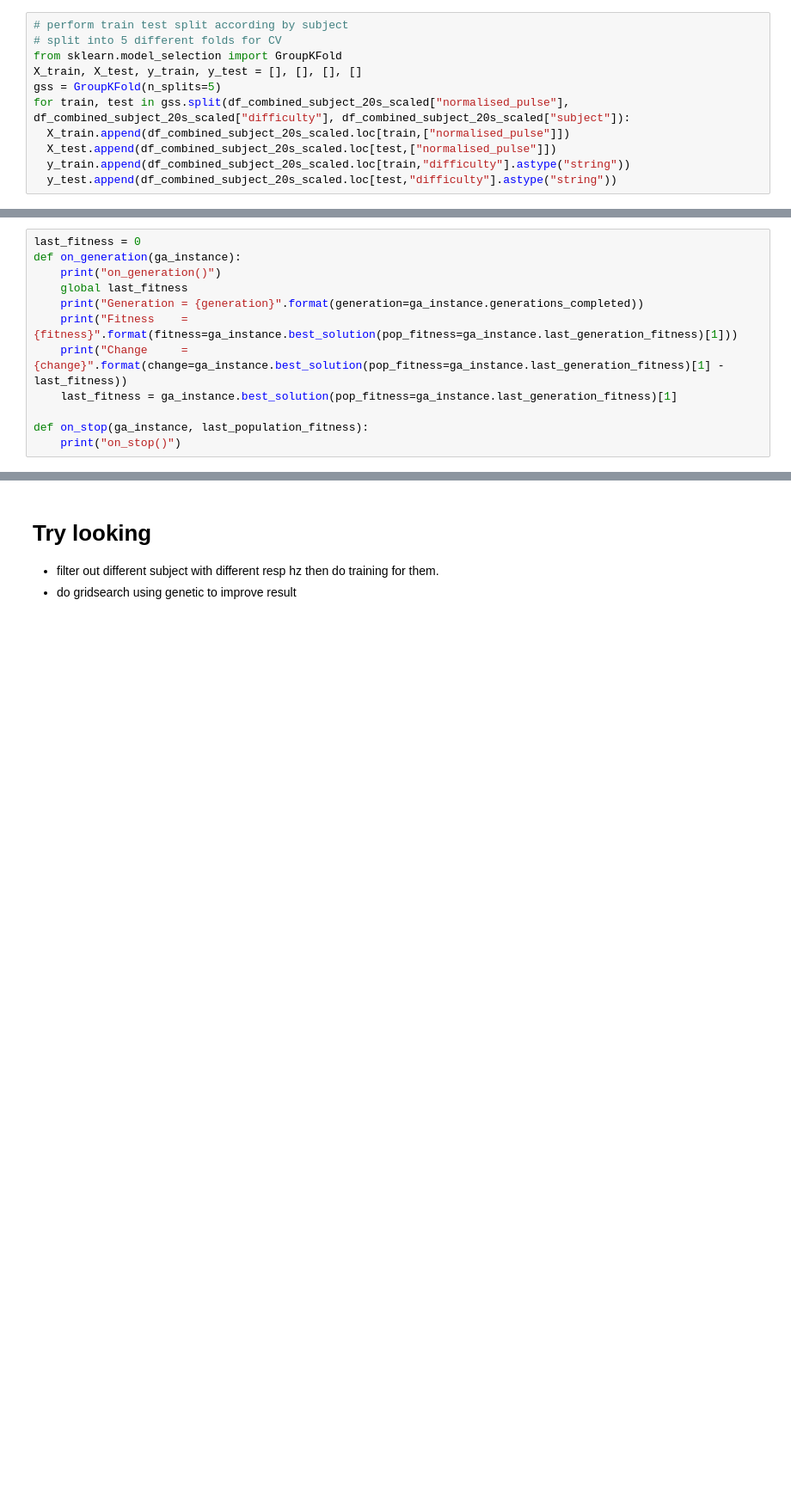
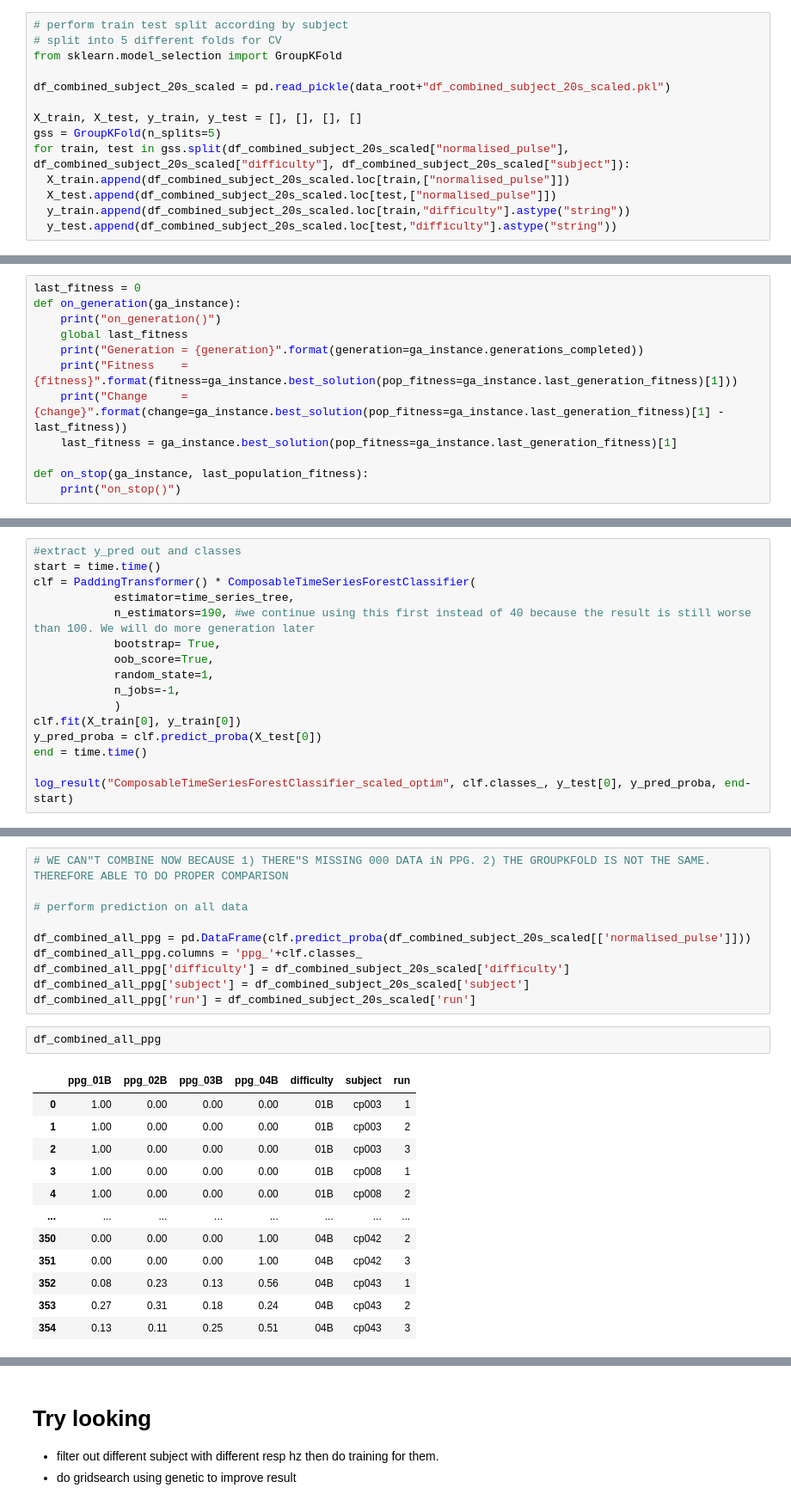
Before and after one commit to erjieyong/Data_Science_Projects, a Jupyter notebook: CogPilot_Challenge/starterCode/ppg_split_pilot.ipynb, the cells around one changed output, grey strips where cells are left out. Shown: that part at 86% size. Saved outputs shown, nothing was run; the diff lists cells and outputs as text; blank space fills up the shorter version.

```diff
--- a/CogPilot_Challenge/starterCode/ppg_split_pilot.ipynb
+++ b/CogPilot_Challenge/starterCode/ppg_split_pilot.ipynb
@@ -1072,6 +1075,9 @@ pd.DataFrame(model_result).sort_values("AUC_score", ascending = False)
 # perform train test split according by subject
 # split into 5 different folds for CV
 from sklearn.model_selection import GroupKFold
+
+df_combined_subject_20s_scaled = pd.read_pickle(data_root+"df_combined_subject_20s_scaled.pkl")
+
 X_train, X_test, y_train, y_test = [], [], [], []
 gss = GroupKFold(n_splits=5)
 for train, test in gss.split(df_combined_subject_20s_scaled["normalised_pulse"], df_combined_subject_20s_scaled["difficulty"], df_combined_subject_20s_scaled["subject"]):
@@ -1238,0 +1243,16 @@ if ga_instance.best_solution_generation != -1:
+# %%
+#extract y_pred out and classes
+start = time.time()
+clf = PaddingTransformer() * ComposableTimeSeriesForestClassifier(
+            estimator=time_series_tree,
+            n_estimators=190, #we continue using this first instead of 40 because the result is still worse than 100. We will do more generation later
+            bootstrap= True,
+            oob_score=True,
+            random_state=1,
+            n_jobs=-1,
+            )
+clf.fit(X_train[0], y_train[0])
+y_pred_proba = clf.predict_proba(X_test[0])
+end = time.time()
+
+log_result("ComposableTimeSeriesForestClassifier_scaled_optim", clf.classes_, y_test[0], y_pred_proba, end-start)
@@ -1238,0 +1285,25 @@ if ga_instance.best_solution_generation != -1:
+# %%
+# WE CAN"T COMBINE NOW BECAUSE 1) THERE"S MISSING 000 DATA iN PPG. 2) THE GROUPKFOLD IS NOT THE SAME. THEREFORE ABLE TO DO PROPER COMPARISON
+
+# perform prediction on all data
+
+df_combined_all_ppg = pd.DataFrame(clf.predict_proba(df_combined_subject_20s_scaled[['normalised_pulse']]))
+df_combined_all_ppg.columns = 'ppg_'+clf.classes_
+df_combined_all_ppg['difficulty'] = df_combined_subject_20s_scaled['difficulty']
+df_combined_all_ppg['subject'] = df_combined_subject_20s_scaled['subject']
+df_combined_all_ppg['run'] = df_combined_subject_20s_scaled['run']
+# %%
+df_combined_all_ppg
+# %% [output]
+|  | ppg_01B | ppg_02B | ppg_03B | ppg_04B | difficulty | subject | run |
+| 0 | 1.00 | 0.00 | 0.00 | 0.00 | 01B | cp003 | 1 |
+| 1 | 1.00 | 0.00 | 0.00 | 0.00 | 01B | cp003 | 2 |
+| 2 | 1.00 | 0.00 | 0.00 | 0.00 | 01B | cp003 | 3 |
+| 3 | 1.00 | 0.00 | 0.00 | 0.00 | 01B | cp008 | 1 |
+| 4 | 1.00 | 0.00 | 0.00 | 0.00 | 01B | cp008 | 2 |
+| ... | ... | ... | ... | ... | ... | ... | ... |
+| 350 | 0.00 | 0.00 | 0.00 | 1.00 | 04B | cp042 | 2 |
+| 351 | 0.00 | 0.00 | 0.00 | 1.00 | 04B | cp042 | 3 |
+| 352 | 0.08 | 0.23 | 0.13 | 0.56 | 04B | cp043 | 1 |
+| 353 | 0.27 | 0.31 | 0.18 | 0.24 | 04B | cp043 | 2 |
+| 354 | 0.13 | 0.11 | 0.25 | 0.51 | 04B | cp043 | 3 |
```
Also changed, not shown: parts of 27 cells of this notebook, 2 other files.
